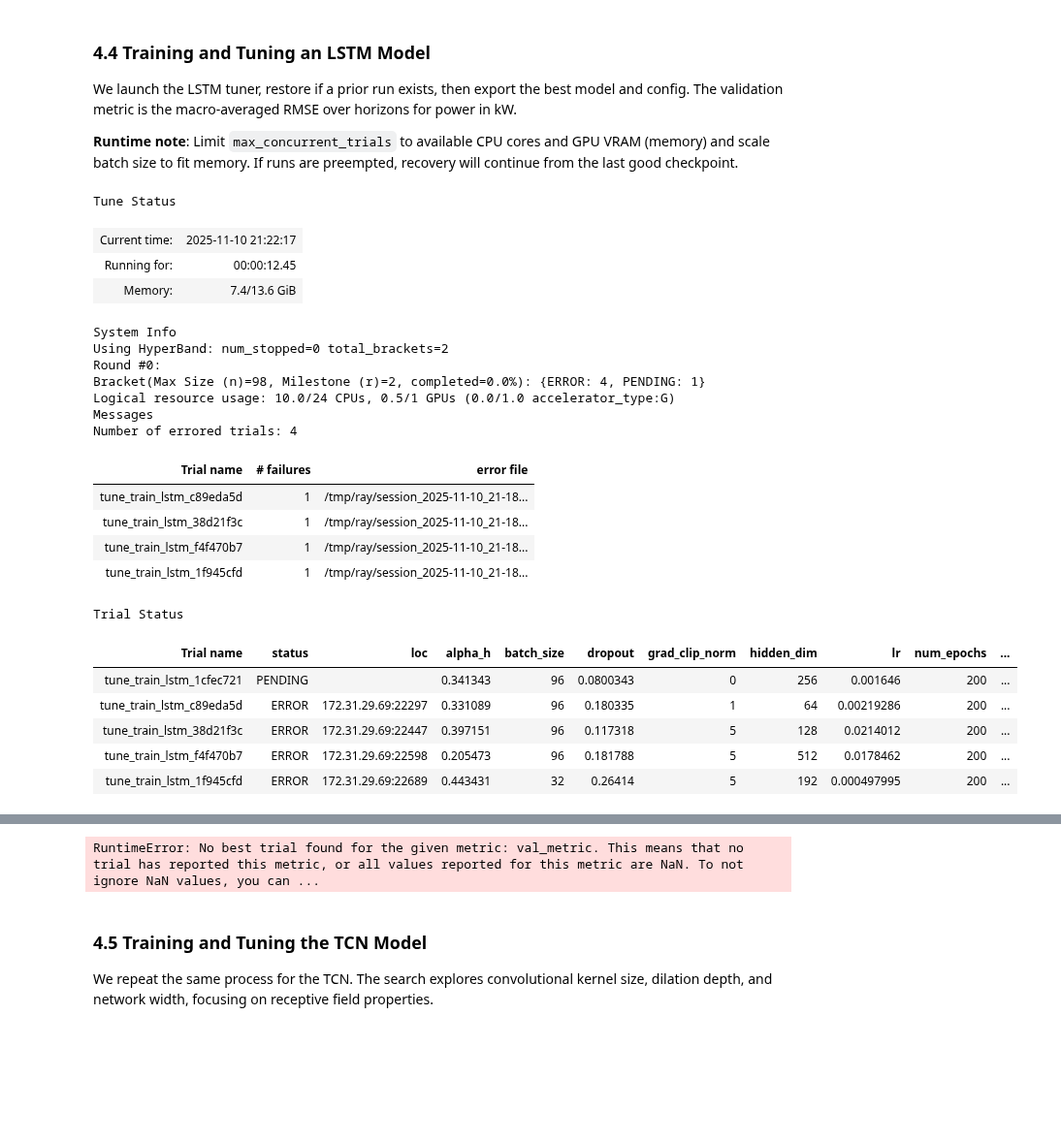
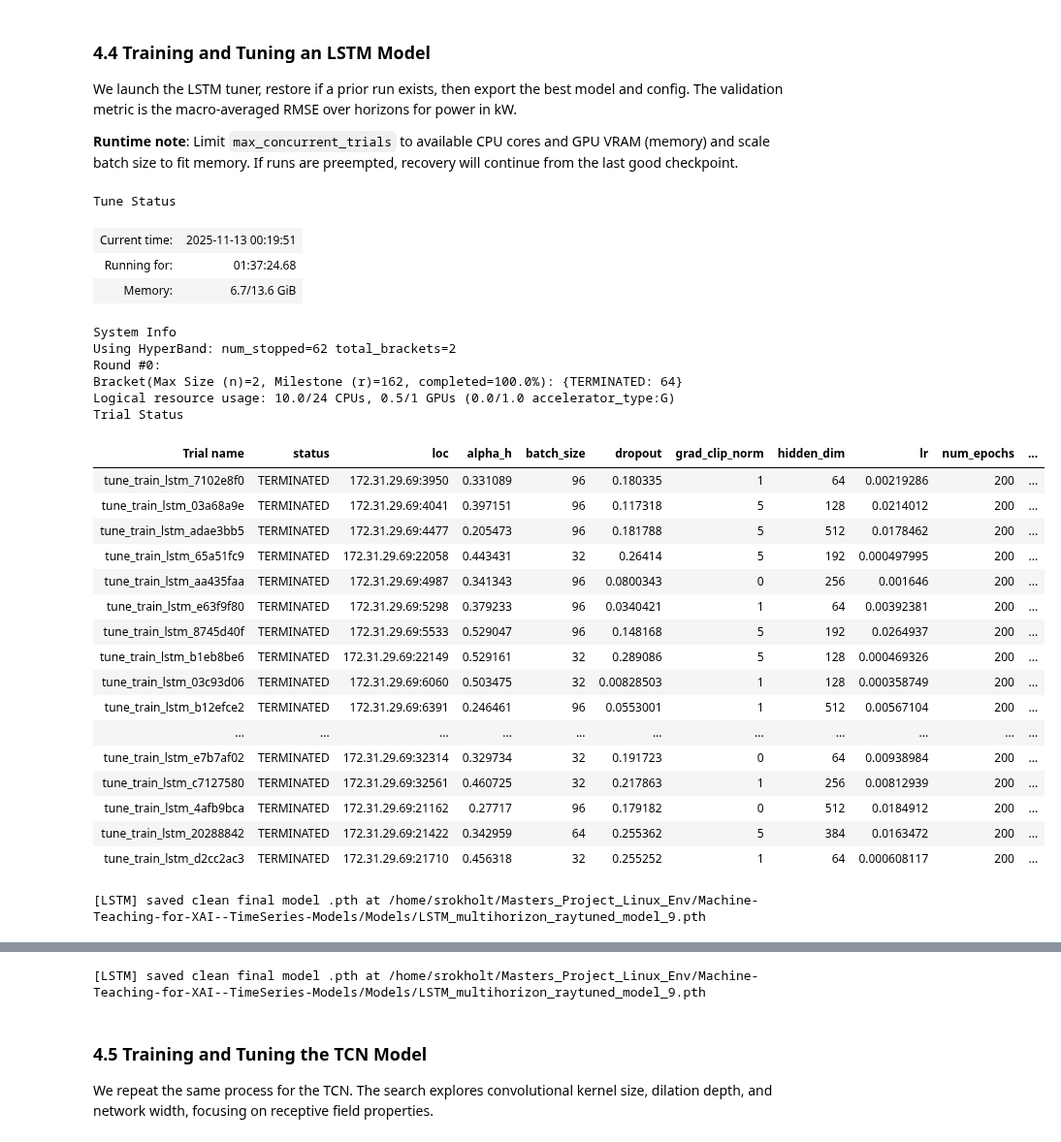
Before and after one commit to SebastianRokholt/Machine-Teaching-for-XAI--TimeSeries-Models, a Jupyter notebook: Notebooks/03__Modelling.ipynb, the cells around one changed output, grey strips where cells are left out. Shown at 97% size. Drawn from its saved outputs; the diff is of its cells as text; code cells hidden in the pictures; blank space fills up the shorter version.

```diff
--- a/Notebooks/03__Modelling.ipynb
+++ b/Notebooks/03__Modelling.ipynb
@@ -781,8 +767,15 @@ hb = HyperBandForBOHB(time_attr="epoch", max_t=200, reduction_factor=3)
 
 train_ref = ray.put(train_dataset)
 val_ref = ray.put(val_dataset)
-trainable = tune.with_parameters(tune_train_lstm, train_dataset_ref=train_ref, val_dataset_ref=val_ref)
-trainable = tune.with_resources(trainable, {"cpu": 10, "gpu": 0.5})  # per trial
+trainable_lstm = tune.with_parameters(
+    tune_train_lstm,
+    train_dataset_ref=train_ref,
+    val_dataset_ref=val_ref,
+    num_workers=NUM_WORKERS,
+    power_min=POWER_MIN,
+    power_max=POWER_MAX,
+    idx_power=IDX_POWER)
+trainable_lstm = tune.with_resources(trainable_lstm, {"cpu": 10, "gpu": 0.5})  # per trial
 
 ckpt_cfg = CheckpointConfig(
     num_to_keep=3,
@@ -805,7 +798,7 @@ if TRAIN_LSTM:
         try:
             tuner = Tuner.restore(
                 run_root,
-                trainable=trainable,
+                trainable=trainable_lstm,
                 resume_unfinished=True,
                 resume_errored=True,
                 param_space=BASE_CFG,
@@ -827,7 +820,7 @@ if TRAIN_LSTM:
                 verbose=1,
             )
             tuner = Tuner(
-                trainable,
+                trainable_lstm,
                 tune_config=TuneConfig(
                     search_alg=bohb,
                     scheduler=hb,
@@ -844,7 +837,7 @@ if TRAIN_LSTM:
             # any other restore failure? also start a fresh run
             print(f"[lstm][warn] restore failed ({type(e).__name__}: {e}). Starting a fresh run.")
             tuner = Tuner(
-                trainable,
+                trainable_lstm,
                 tune_config=TuneConfig(
                     search_alg=bohb,
                     scheduler=hb,
@@ -863,7 +856,7 @@ if TRAIN_LSTM:
     else:
         # fresh run
         tuner = Tuner(
-            trainable,
+            trainable_lstm,
             tune_config=TuneConfig(
                 search_alg=bohb,
                 scheduler=hb,
@@ -890,7 +883,7 @@ if TRAIN_LSTM:
     model_lstm.load_state_dict(payload["model_state_dict"])
     model_lstm.eval()
     save_final_model_pth(model_lstm, best_lstm_res, out_path=MODEL_PATH_LSTM)
-    print(f"[LSTM] saved clean final model .pth → {MODEL_PATH_LSTM}")
+    print(f"[LSTM] saved clean final model .pth at {MODEL_PATH_LSTM}")
 
 else:
     # restore most recent completed run
@@ -902,49 +895,54 @@ else:
         try:
             ckpt_dir = best_lstm_res.checkpoint.to_directory()
             payload  = torch.load(os.path.join(ckpt_dir, "checkpoint.pt"), map_location=DEVICE)
             model_lstm = build_model_lstm(cfg_lstm)
             model_lstm.load_state_dict(payload["model_state_dict"]); model_lstm.eval()
             print("[LSTM] restored model from Tune checkpoint.")
         except AttributeError:
             if os.path.exists(MODEL_PATH_LSTM):
                 final = torch.load(MODEL_PATH_LSTM, map_location=DEVICE)
                 cfg_lstm = dict(final.get("config", cfg_lstm))
                 model_lstm = build_model_lstm(cfg_lstm)
                 model_lstm.load_state_dict(final["model_state_dict"]); model_lstm.eval()
                 print("[LSTM] loaded model from exported .pth.")
             else:
                 print("[LSTM] no Tune checkpoint or .pth found.")
     # or simply load the saved model from path (without checkpoint/config data)
     elif os.path.exists(MODEL_PATH_LSTM):
         final = torch.load(MODEL_PATH_LSTM, map_location=DEVICE)
         cfg_lstm = dict(final.get("config", BASE_CFG))
         for k, v in BASE_CFG.items(): cfg_lstm.setdefault(k, v)
         model_lstm = build_model_lstm(cfg_lstm)
         model_lstm.load_state_dict(final["model_state_dict"]); model_lstm.eval()
         print("[LSTM] loaded model from exported .pth.")
     else:
         print("[LSTM] no previous results or model found.")
 # %% [output]
 Tune Status
-| Current time: | 2025-11-10 21:22:17 |
-| Running for: | 00:00:12.45 |
-| Memory: | 7.4/13.6 GiB |
+| Current time: | 2025-11-13 00:19:51 |
+| Running for: | 01:37:24.68 |
+| Memory: | 6.7/13.6 GiB |
 System Info
-Using HyperBand: num_stopped=0 total_brackets=2
+Using HyperBand: num_stopped=62 total_brackets=2
 Round #0:
-Bracket(Max Size (n)=98, Milestone (r)=2, completed=0.0%): {ERROR: 4, PENDING: 1}
+Bracket(Max Size (n)=2, Milestone (r)=162, completed=100.0%): {TERMINATED: 64}
 Logical resource usage: 10.0/24 CPUs, 0.5/1 GPUs (0.0/1.0 accelerator_type:G)
-Messages
-Number of errored trials: 4
+Trial Status
-| Trial name | # failures | error file |
-| tune_train_lstm_c89eda5d | 1 | /tmp/ray/session_2025-11-10_21-18... |
-| tune_train_lstm_38d21f3c | 1 | /tmp/ray/session_2025-11-10_21-18... |
-| tune_train_lstm_f4f470b7 | 1 | /tmp/ray/session_2025-11-10_21-18... |
-| tune_train_lstm_1f945cfd | 1 | /tmp/ray/session_2025-11-10_21-18... |
+| Trial name | status | loc | alpha_h | batch_size | dropout | grad_clip_norm | hidden_dim | lr | num_epochs | ... |
+| tune_train_lstm_7102e8f0 | TERMINATED | 172.31.29.69:3950 | 0.331089 | 96 | 0.180335 | 1 | 64 | 0.00219286 | 200 | ... |
+| tune_train_lstm_03a68a9e | TERMINATED | 172.31.29.69:4041 | 0.397151 | 96 | 0.117318 | 5 | 128 | 0.0214012 | 200 | ... |
+| tune_train_lstm_adae3bb5 | TERMINATED | 172.31.29.69:4477 | 0.205473 | 96 | 0.181788 | 5 | 512 | 0.0178462 | 200 | ... |
+| tune_train_lstm_65a51fc9 | TERMINATED | 172.31.29.69:22058 | 0.443431 | 32 | 0.26414 | 5 | 192 | 0.000497995 | 200 | ... |
+| tune_train_lstm_aa435faa | TERMINATED | 172.31.29.69:4987 | 0.341343 | 96 | 0.0800343 | 0 | 256 | 0.001646 | 200 | ... |
+| tune_train_lstm_e63f9f80 | TERMINATED | 172.31.29.69:5298 | 0.379233 | 96 | 0.0340421 | 1 | 64 | 0.00392381 | 200 | ... |
+| tune_train_lstm_8745d40f | TERMINATED | 172.31.29.69:5533 | 0.529047 | 96 | 0.148168 | 5 | 192 | 0.0264937 | 200 | ... |
+| tune_train_lstm_b1eb8be6 | TERMINATED | 172.31.29.69:22149 | 0.529161 | 32 | 0.289086 | 5 | 128 | 0.000469326 | 200 | ... |
+| tune_train_lstm_03c93d06 | TERMINATED | 172.31.29.69:6060 | 0.503475 | 32 | 0.00828503 | 1 | 128 | 0.000358749 | 200 | ... |
+| tune_train_lstm_b12efce2 | TERMINATED | 172.31.29.69:6391 | 0.246461 | 96 | 0.0553001 | 1 | 512 | 0.00567104 | 200 | ... |
+| ... | ... | ... | ... | ... | ... | ... | ... | ... | ... | ... |
+| tune_train_lstm_e7b7af02 | TERMINATED | 172.31.29.69:32314 | 0.329734 | 32 | 0.191723 | 0 | 64 | 0.00938984 | 200 | ... |
+| tune_train_lstm_c7127580 | TERMINATED | 172.31.29.69:32561 | 0.460725 | 32 | 0.217863 | 1 | 256 | 0.00812939 | 200 | ... |
+| tune_train_lstm_4afb9bca | TERMINATED | 172.31.29.69:21162 | 0.27717 | 96 | 0.179182 | 0 | 512 | 0.0184912 | 200 | ... |
+| tune_train_lstm_20288842 | TERMINATED | 172.31.29.69:21422 | 0.342959 | 64 | 0.255362 | 5 | 384 | 0.0163472 | 200 | ... |
+| tune_train_lstm_d2cc2ac3 | TERMINATED | 172.31.29.69:21710 | 0.456318 | 32 | 0.255252 | 1 | 64 | 0.000608117 | 200 | ... |
-Trial Status
+[LSTM] saved clean final model .pth at /home/srokholt/Masters_Project_Linux_Env/Machine-Teaching-for-XAI--TimeSeries-Models/Models/LSTM_multihorizon_raytuned_model_9.pth
-| Trial name | status | loc | alpha_h | batch_size | dropout | grad_clip_norm | hidden_dim | lr | num_epochs | ... |
-| tune_train_lstm_1cfec721 | PENDING |  | 0.341343 | 96 | 0.0800343 | 0 | 256 | 0.001646 | 200 | ... |
-| tune_train_lstm_c89eda5d | ERROR | 172.31.29.69:22297 | 0.331089 | 96 | 0.180335 | 1 | 64 | 0.00219286 | 200 | ... |
-| tune_train_lstm_38d21f3c | ERROR | 172.31.29.69:22447 | 0.397151 | 96 | 0.117318 | 5 | 128 | 0.0214012 | 200 | ... |
-| tune_train_lstm_f4f470b7 | ERROR | 172.31.29.69:22598 | 0.205473 | 96 | 0.181788 | 5 | 512 | 0.0178462 | 200 | ... |
-| tune_train_lstm_1f945cfd | ERROR | 172.31.29.69:22689 | 0.443431 | 32 | 0.26414 | 5 | 192 | 0.000497995 | 200 | ... |
@@ -968,10 +949,12 @@ TypeError: tune_train() missing 1 required positional argument: 'power_max'
-RuntimeError: No best trial found for the given metric: val_metric. This means that no trial has reported this metric, or all values reported for this metric are NaN. To not ignore NaN values, you can ...
 # %%
 model_lstm = build_model_lstm(cfg_lstm)
 model_lstm.load_state_dict(payload["model_state_dict"])
-# export a clean .pth for downstream notebooks
+
+# exports a clean .pth for downstream tasks
 save_final_model_pth(model_lstm, best_lstm_res, out_path=MODEL_PATH_LSTM)
-print(f"[LSTM] saved clean final model .pth → {MODEL_PATH_LSTM}")
+print(f"[LSTM] saved clean final model .pth at {MODEL_PATH_LSTM}")
+# %% [output]
+[LSTM] saved clean final model .pth at /home/srokholt/Masters_Project_Linux_Env/Machine-Teaching-for-XAI--TimeSeries-Models/Models/LSTM_multihorizon_raytuned_model_9.pth
 # %% [markdown]
 ### 4.5 Training and Tuning the TCN Model
 We repeat the same process for the TCN. The search explores convolutional kernel size, dilation depth, and network width, focusing on receptive field properties.
```
Also changed, not shown: parts of 11 cells of this notebook, 5 other files.
